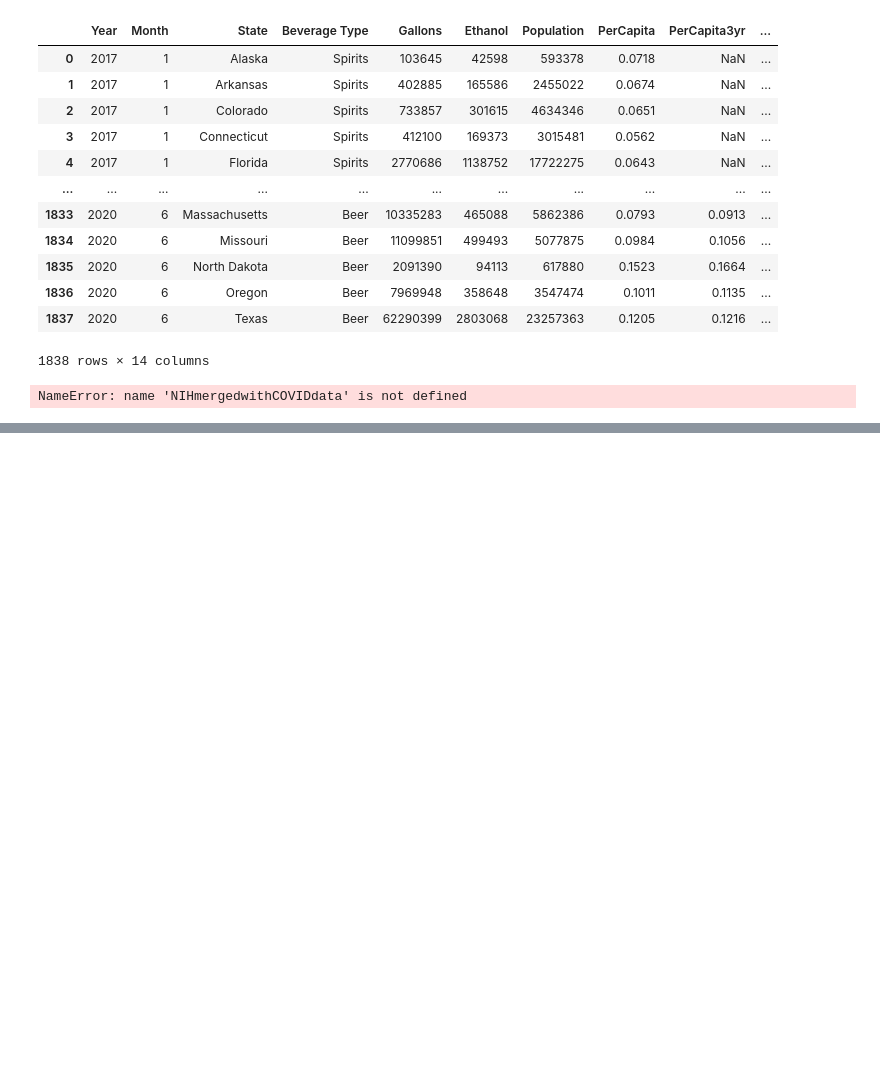
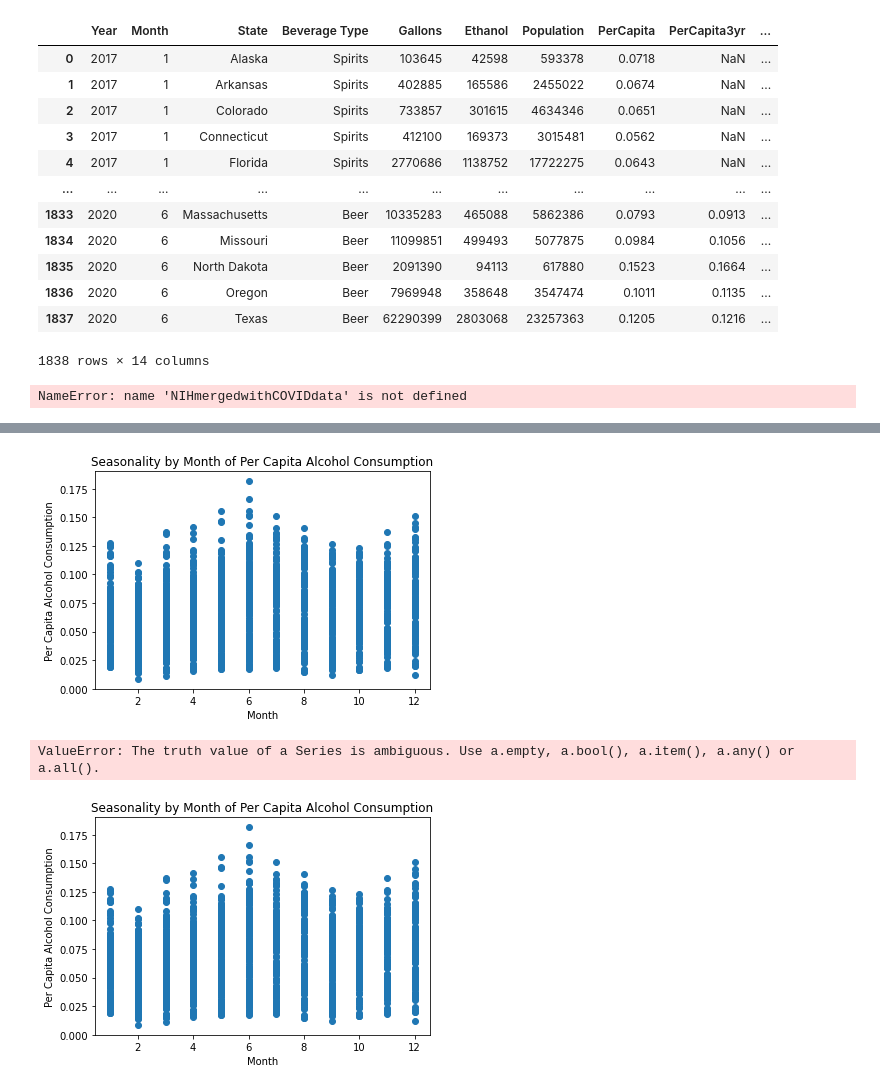
Before and after one commit to zach-18/Project_1_Group_3, a Jupyter notebook: Proj_1_Diane_Data.ipynb, the cells around one changed output, grey strips where cells are left out. Saved outputs shown, nothing was run; the diff lists cells and outputs as text; code cells hidden in the pictures; blank space fills up the shorter version.

Commit message:
Update file with start of visualizations

```diff
--- a/Proj_1_Diane_Data.ipynb
+++ b/Proj_1_Diane_Data.ipynb
@@ -420,0 +444,19 @@ NameError: name 'NIHmergedwithCOVIDdata' is not defined
+# %%
+# Scatter of month vs. PerCapita Alcohol Consumption
+
+x = merged_df["Month"]
+y = merged_df["PerCapita"]
+
+plt.title("Seasonality by Month of Per Capita Alcohol Consumption")
+plt.xlabel("Month")
+plt.ylabel("Per Capita Alcohol Consumption")
+
+plt.scatter(x,y)
+
+# plt.savefig("output_data/latvtemp.png")
+
+plt.show(x,y)
+# %% [output]
+[figure, added]
+ValueError: The truth value of a Series is ambiguous. Use a.empty, a.bool(), a.item(), a.any() or a.all().
+[figure, added]
```
Also changed, not shown: parts of 8 cells of this notebook.
